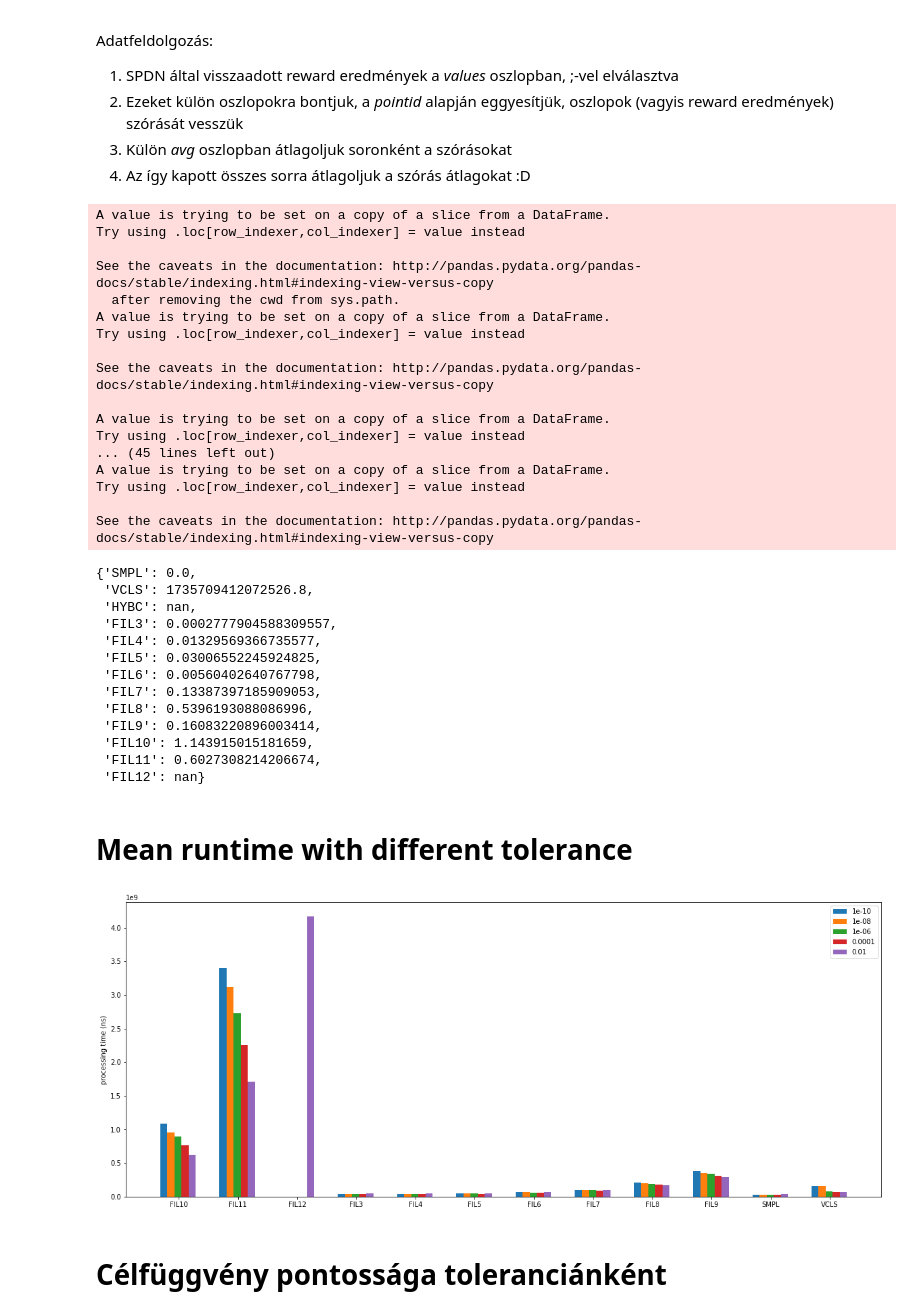
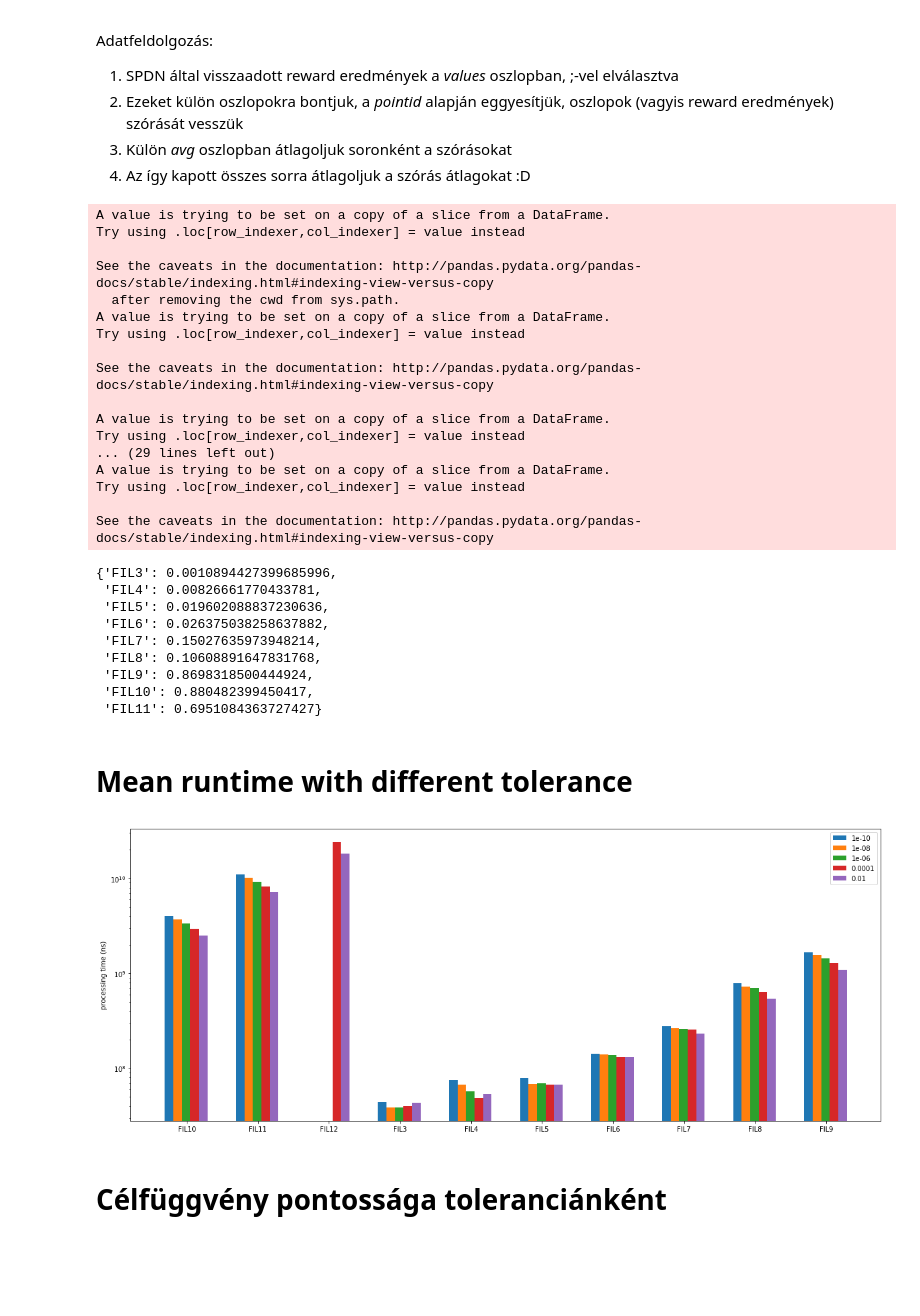
Before and after one commit to molnartimi/Stochastic-Optimization, a Jupyter notebook: results/spdn-tolerance-tests.ipynb, the cells around one changed output. Drawn from its saved outputs; the diff is of its cells as text; code cells hidden in the pictures; blank space fills up the shorter version.

```diff
--- a/results/spdn-tolerance-tests.ipynb
+++ b/results/spdn-tolerance-tests.ipynb
@@ -24,7 +24,7 @@ types = {
     result: np.float64
 }
 
-df = pd.read_csv('all.csv', header = 0, names = headers, low_memory = False, dtype = types)
+df = pd.read_csv('all_12_01_spdn.csv', header = 0, names = headers, low_memory = False, dtype = types)
 # %%
 p1 = 'p1'
 p2 = 'p2'
@@ -64,18 +64,6 @@ def getAvgVariances(newDf):
     return np.average(newDf.loc[:,avg].values)
 # %%
 avgs = {}
-
-smpl_df = df[df.model == 'SMPL']
-smpl_df[p1], smpl_df[p2] = df[rewards].str.split(';', 1).str
-avgs['SMPL'] = getAvgVariances(smpl_df)
-
-vcls_df = df[df.model == 'VCLS']
-vcls_df[p1], vcls_df[p2], vcls_df[p3], vcls_df[p4],vcls_df[p5], vcls_df[p6],vcls_df[p7]  = df[rewards].str.split(';', 6).str
-avgs['VCLS'] = getAvgVariances(vcls_df)
-
-hybc_df = df[df.model == 'HYBC']
-hybc_df[p1], hybc_df[p2], hybc_df[p3], hybc_df[p4]  = df[rewards].str.split(';', 3).str
-avgs['HYBC'] = getAvgVariances(hybc_df)
 
 fil3_df = df[df.model == 'FIL3']
 fil3_df[p1], fil3_df[p2], fil3_df[p3], fil3_df[p4] = df[rewards].str.split(';', 3).str
@@ -113,9 +101,9 @@ fil11_df = df[df.model == 'FIL11']
 fil11_df[p1], fil11_df[p2], fil11_df[p3], fil11_df[p4], fil11_df[p5], fil11_df[p6], fil11_df[p7], fil11_df[p8], fil11_df[p9], fil11_df[p10], fil11_df[p11], fil11_df[p12] = df[rewards].str.split(';', 11).str
 avgs['FIL11'] = getAvgVariances(fil11_df)
 
-fil12_df = df[df.model == 'FIL12']
-fil12_df[p1], fil12_df[p2], fil12_df[p3], fil12_df[p4], fil12_df[p5], fil12_df[p6], fil12_df[p7], fil12_df[p8], fil12_df[p9], fil12_df[p10], fil12_df[p11], fil12_df[p12], fil12_df[p13] = df[rewards].str.split(';', 12).str
-avgs['FIL12'] = getAvgVariances(fil12_df)
+#fil12_df = df[df.model == 'FIL12']
+#fil12_df[p1], fil12_df[p2], fil12_df[p3], fil12_df[p4], fil12_df[p5], fil12_df[p6], fil12_df[p7], fil12_df[p8], fil12_df[p9], fil12_df[p10], fil12_df[p11], fil12_df[p12], fil12_df[p13] = df[rewards].str.split(';', 12).str
+#avgs['FIL12'] = getAvgVariances(fil12_df)
 
 avgs
 # %% [output]
@@ -131,24 +119,20 @@ See the caveats in the documentation: http://pandas.pydata.org/pandas-docs/stabl
 
 A value is trying to be set on a copy of a slice from a DataFrame.
 Try using .loc[row_indexer,col_indexer] = value instead
-... (45 lines left out)
+... (29 lines left out)
 A value is trying to be set on a copy of a slice from a DataFrame.
 Try using .loc[row_indexer,col_indexer] = value instead
 
 See the caveats in the documentation: http://pandas.pydata.org/pandas-docs/stable/indexing.html#indexing-view-versus-copy
-{'SMPL': 0.0,
- 'VCLS': 1735709412072526.8,
- 'HYBC': nan,
- 'FIL3': 0.0002777904588309557,
- 'FIL4': 0.01329569366735577,
- 'FIL5': 0.03006552245924825,
- 'FIL6': 0.00560402640767798,
- 'FIL7': 0.13387397185909053,
- 'FIL8': 0.5396193088086996,
- 'FIL9': 0.16083220896003414,
- 'FIL10': 1.143915015181659,
- 'FIL11': 0.6027308214206674,
- 'FIL12': nan}
+{'FIL3': 0.0010894427399685996,
+ 'FIL4': 0.00826661770433781,
+ 'FIL5': 0.019602088837230636,
+ 'FIL6': 0.026375038258637882,
+ 'FIL7': 0.15027635973948214,
+ 'FIL8': 0.10608891647831768,
+ 'FIL9': 0.8698318500444924,
+ 'FIL10': 0.880482399450417,
+ 'FIL11': 0.6951084363727427}
 # %% [markdown]
 # Mean runtime with different tolerance
 # %%
@@ -169,33 +153,35 @@ for mod in models:
 # %%
 arrays=[]
 for x in tols:
     arrays.append([])
 
 tasks = sum_times_df.loc[:,time].reset_index()
 tasks['index'] = np.arange(tasks.time.count())
 for x in range(tasks.time.count()):
     nextTime = tasks.loc[tasks['index']==x].iloc[0].time
     arrays[x%len(tols)].append(nextTime)
 
 fig = plt.figure(figsize=(20,8))
 ax = fig.add_subplot(111)
 
-ind = np.arange(12)  # the x locations for the groups
+ind = np.arange(10)  # the x locations for the groups
 xIdx = -0.25
 wi = 0.12
 i = 0
 for array in arrays:
     ax.bar(height=array, x=ind+xIdx, width=wi, label=tols[i])
     xIdx = xIdx + wi
     i = i+1
 
 ax.set_xticks(ind)
 ax.set_xticklabels(models)
+ax.set_yscale("log")
+
 plt.legend()
 plt.ylabel("processing time (ns)")
 plt.show()
 # %% [output]
-[figure, old version]
+[figure, new version]
 # %% [markdown]
 # Célfüggvény pontossága toleranciánként
 # %%
```
Also changed, not shown: parts of 1 cell of this notebook, 1 other file.
